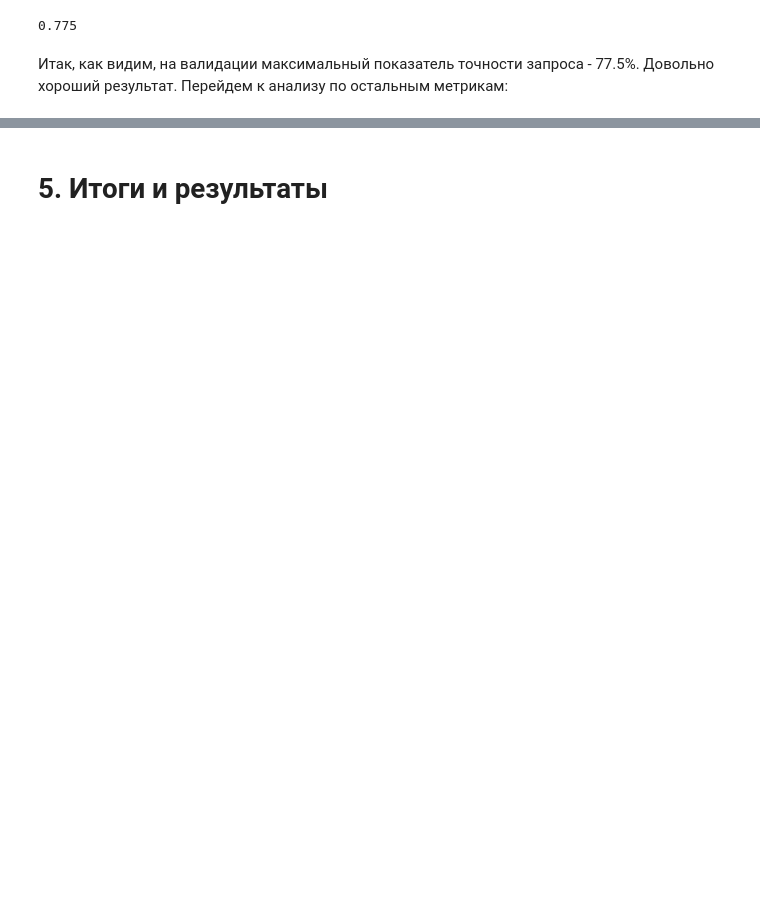
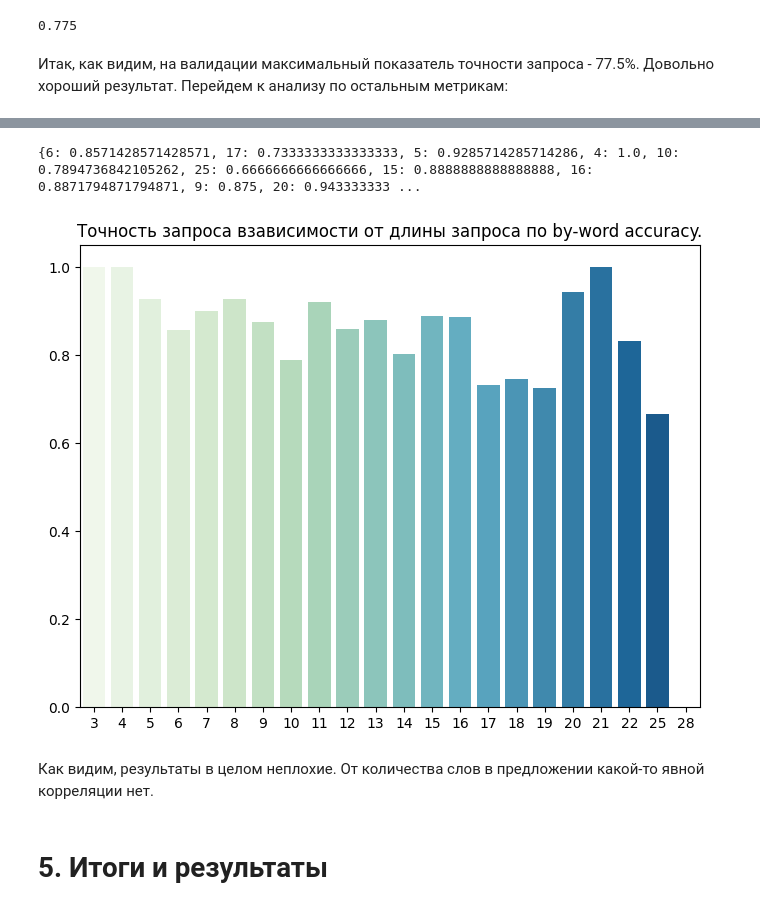
Before and after one commit to d1mene/SBER_json_function, a Jupyter notebook: main.ipynb, the cells around one changed output, grey strips where cells are left out. Saved outputs shown, nothing was run; the diff lists cells and outputs as text; code cells hidden in the pictures; blank space fills up the shorter version.

```diff
--- a/main.ipynb
+++ b/main.ipynb
@@ -315,2 +347,32 @@ plt.title('Точность запроса в зависимости от ')
+# %%
+length_accuracy_dct = {}
+
+for query, key_words, k_count in X_val.values:
+    processed_query = model.transform(query, **best_params, verbose=False)
+    query_length = len(query.split())
+    if query_length not in length_accuracy_dct:
+        length_accuracy_dct[query_length] = []
+
+    if not processed_query:
+        length_accuracy_dct[query_length].append(1 if key_words == ['None'] else 0)
+        continue
+
+    terms_selected = [q for q in processed_query.values() if q != 'None']
+    terms_guessed = list(set([t for t in terms_selected if t in key_words]))
+
+    length_accuracy_dct[query_length].append(len(terms_guessed)/k_count)
+
+for i in length_accuracy_dct:
+    length_accuracy_dct[i] = np.mean(length_accuracy_dct[i])
+
+print(length_accuracy_dct)
+plt.figure(figsize=(8, 6))
+sns.barplot(length_accuracy_dct, palette='GnBu')
+plt.title('Точность запроса взависимости от длины запроса по by-word accuracy.');
+# %% [output]
+{6: 0.8571428571428571, 17: 0.7333333333333333, 5: 0.9285714285714286, 4: 1.0, 10: 0.7894736842105262, 25: 0.6666666666666666, 15: 0.8888888888888888, 16: 0.8871794871794871, 9: 0.875, 20: 0.943333333 ...
+[figure, added]
+# %% [markdown]
+Как видим, результаты в целом неплохие. От количества слов в предложении какой-то явной корреляции нет.
 # %% [markdown]
 # 5. Итоги и результаты
```
Also changed, not shown: parts of 14 cells of this notebook, 1 other file.
